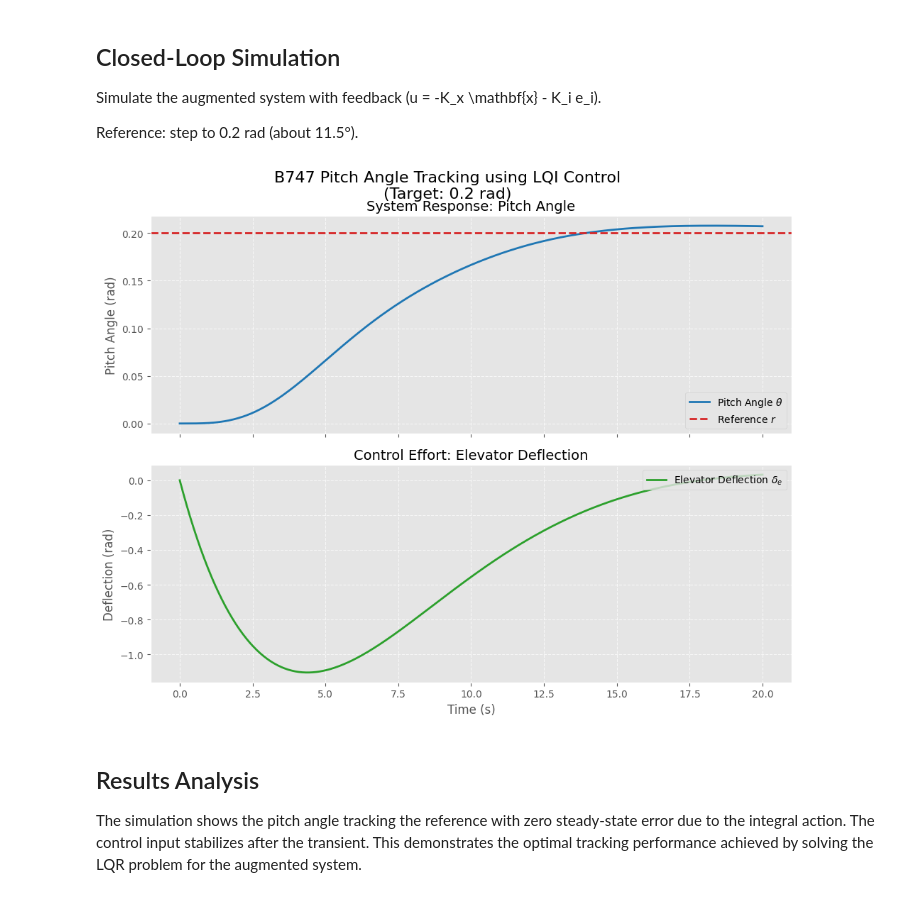
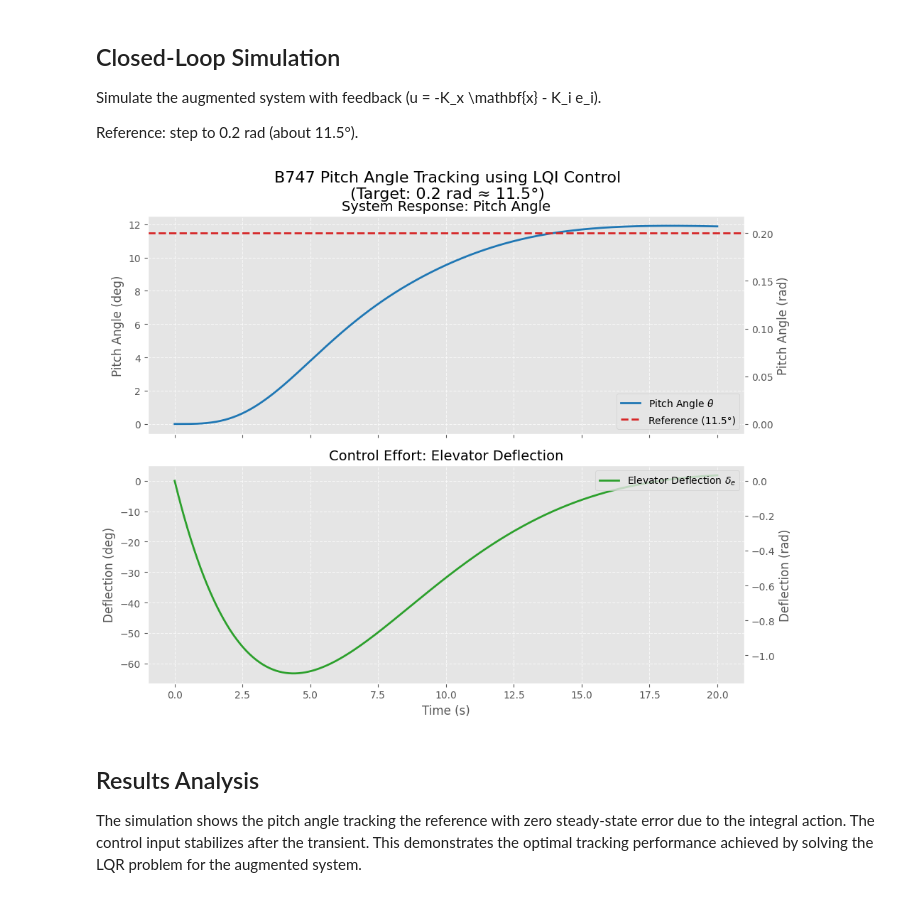
Before and after one commit to dhruvhaldar/Realistic-aerospace-optimization-problems, a Jupyter notebook: b747_pitch_tracking.ipynb, the cells around one changed output. Drawn from its saved outputs; the diff is of its cells as text; code cells hidden in the pictures.

```diff
--- a/b747_pitch_tracking.ipynb
+++ b/b747_pitch_tracking.ipynb
@@ -113,42 +113,65 @@ xi0 = np.zeros(n + 1)
 t = np.linspace(0, 20, 500)
 
 # Reference pitch
 r = 0.2  # rad
 
 # Integrate
 xi = odeint(closed_loop_dynamics, xi0, t, args=(r,))
 
 # Extract outputs
 theta = xi[:, 2]
 # Calculate control input history efficiently
 u = -K_x @ xi[:, :n].T - K_i * xi[:, n]
 u = u.flatten() # Ensure 1D array
 
 # Visualization
 fig, axs = plt.subplots(2, 1, figsize=(10, 8), sharex=True)
-fig.suptitle(f"B747 Pitch Angle Tracking using LQI Control\n(Target: {r} rad)", fontsize=16)
+fig.suptitle(f"B747 Pitch Angle Tracking using LQI Control\n(Target: {r} rad ≈ {np.degrees(r):.1f}°)", fontsize=16)
 
-# Pitch Angle Plot
-axs[0].plot(t, theta, label=r"Pitch Angle $\theta$", linewidth=2, color='tab:blue')
-axs[0].axhline(r, color="tab:red", linestyle="--", linewidth=2, label="Reference $r$")
-axs[0].set_ylabel("Pitch Angle (rad)", fontsize=12)
+# Conversion functions for secondary axis
+def rad2deg(x):
+    return x * 180 / np.pi
+
+def deg2rad(x):
+    return x * np.pi / 180
+
+# --- Pitch Angle Plot ---
+# Plot in Degrees (Primary Axis)
+theta_deg = np.degrees(theta)
+r_deg = np.degrees(r)
+
+axs[0].plot(t, theta_deg, label=r"Pitch Angle $\theta$", linewidth=2, color='tab:blue')
+axs[0].axhline(r_deg, color="tab:red", linestyle="--", linewidth=2, label=f"Reference ({r_deg:.1f}°)")
+axs[0].set_ylabel("Pitch Angle (deg)", fontsize=12)
 axs[0].set_title("System Response: Pitch Angle", fontsize=14)
 axs[0].legend(loc='lower right', fontsize=10)
 axs[0].grid(True, which='both', linestyle='--', alpha=0.7)
 
-# Control Input Plot
-axs[1].plot(t, u, label=r"Elevator Deflection $\delta_e$", linewidth=2, color='tab:green')
+# Secondary Axis (Radians)
+secax0 = axs[0].secondary_yaxis('right', functions=(deg2rad, rad2deg))
+secax0.set_ylabel('Pitch Angle (rad)', fontsize=12)
+
+
+# --- Control Input Plot ---
+# Plot in Degrees (Primary Axis)
+u_deg = np.degrees(u)
+
+axs[1].plot(t, u_deg, label=r"Elevator Deflection $\delta_e$", linewidth=2, color='tab:green')
 axs[1].set_xlabel("Time (s)", fontsize=12)
-axs[1].set_ylabel("Deflection (rad)", fontsize=12)
+axs[1].set_ylabel("Deflection (deg)", fontsize=12)
 axs[1].set_title("Control Effort: Elevator Deflection", fontsize=14)
 axs[1].legend(loc='upper right', fontsize=10)
 axs[1].grid(True, which='both', linestyle='--', alpha=0.7)
 
+# Secondary Axis (Radians)
+secax1 = axs[1].secondary_yaxis('right', functions=(deg2rad, rad2deg))
+secax1.set_ylabel('Deflection (rad)', fontsize=12)
+
 plt.tight_layout()
 plt.subplots_adjust(top=0.9) # Adjust for suptitle
 plt.show()
 # %% [output]
-[figure, old version]
+[figure, new version]
 # %% [markdown]
 ## Results Analysis
 
```
Also changed, not shown: 1 other file.
